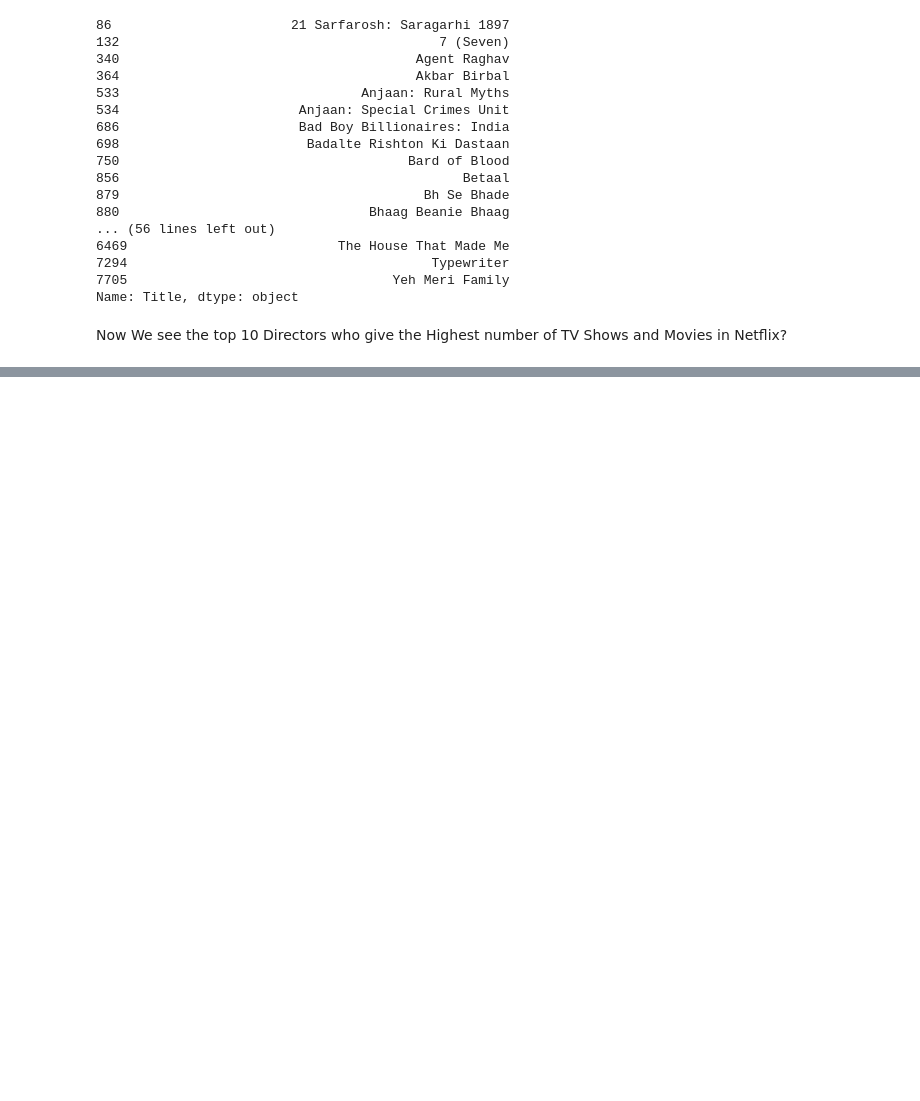
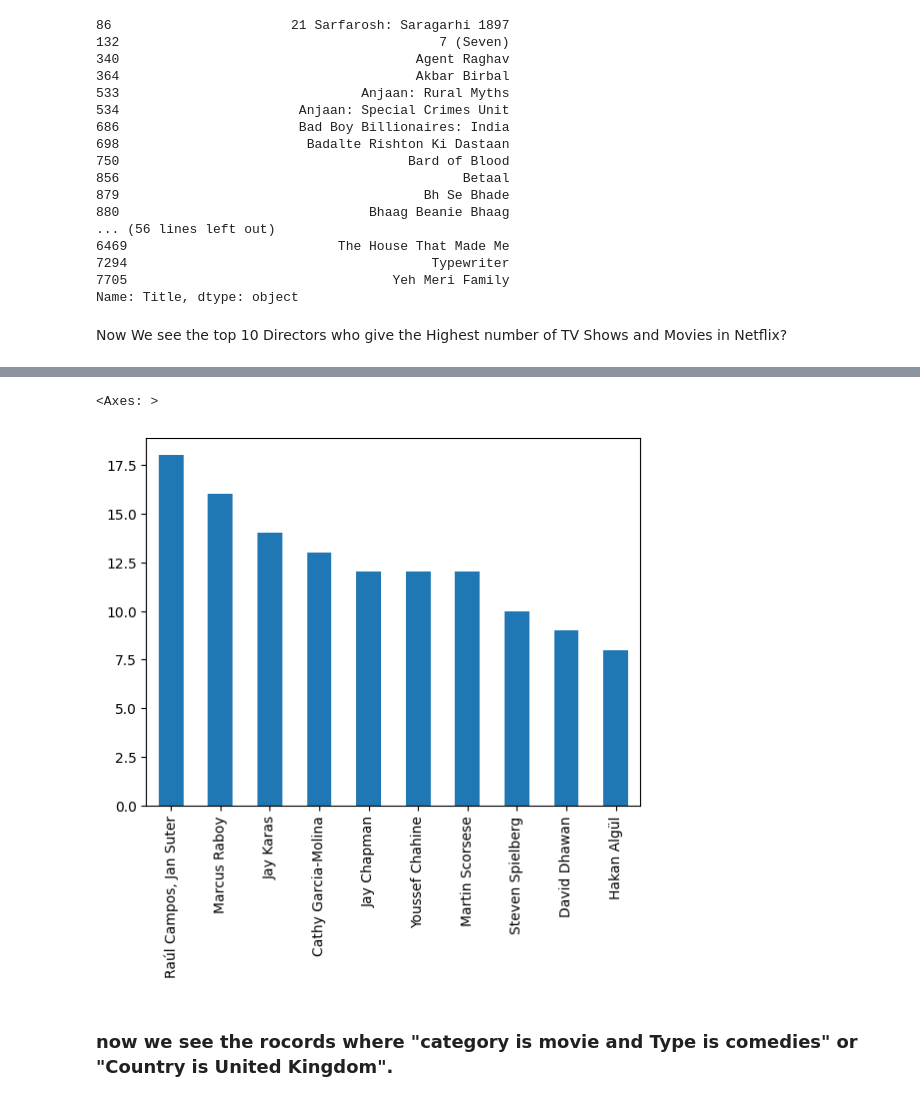
Before and after one commit to Akash11gavhane/Python-Netflix_dataAnalysis_Project, a Jupyter notebook: main.ipynb, the cells around one changed output, grey strips where cells are left out. Drawn from its saved outputs; the diff is of its cells as text; code cells hidden in the pictures; blank space fills up the shorter version.

```diff
--- a/main.ipynb
+++ b/main.ipynb
@@ -427,0 +442,7 @@ Now We see the top 10 Directors who give the Highest number of TV Shows and Movi
+# %%
+data['Director'].value_counts().head(10).plot(kind = "bar")
+# %% [output]
+<Axes: >
+[figure, added]
+# %% [markdown]
+### now we see the rocords where "category is movie and Type is comedies" or "Country is United Kingdom".
```
Also changed, not shown: parts of 35 cells of this notebook.
